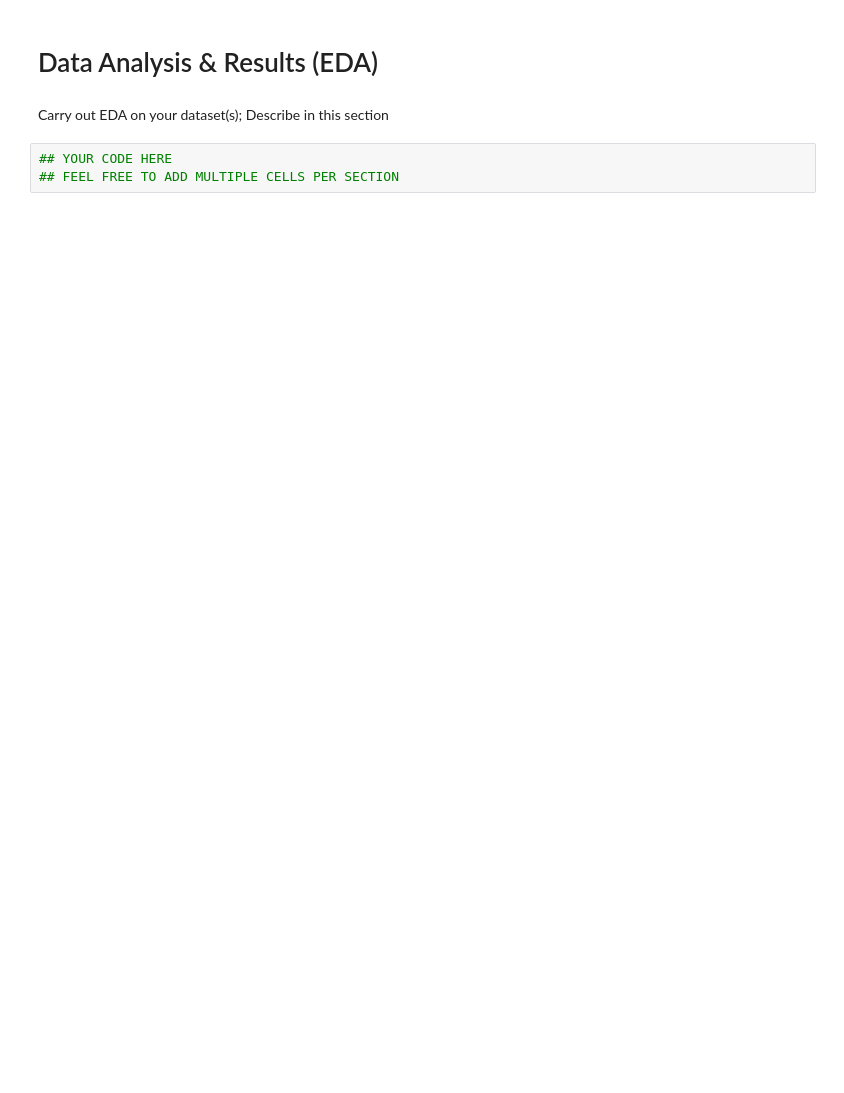
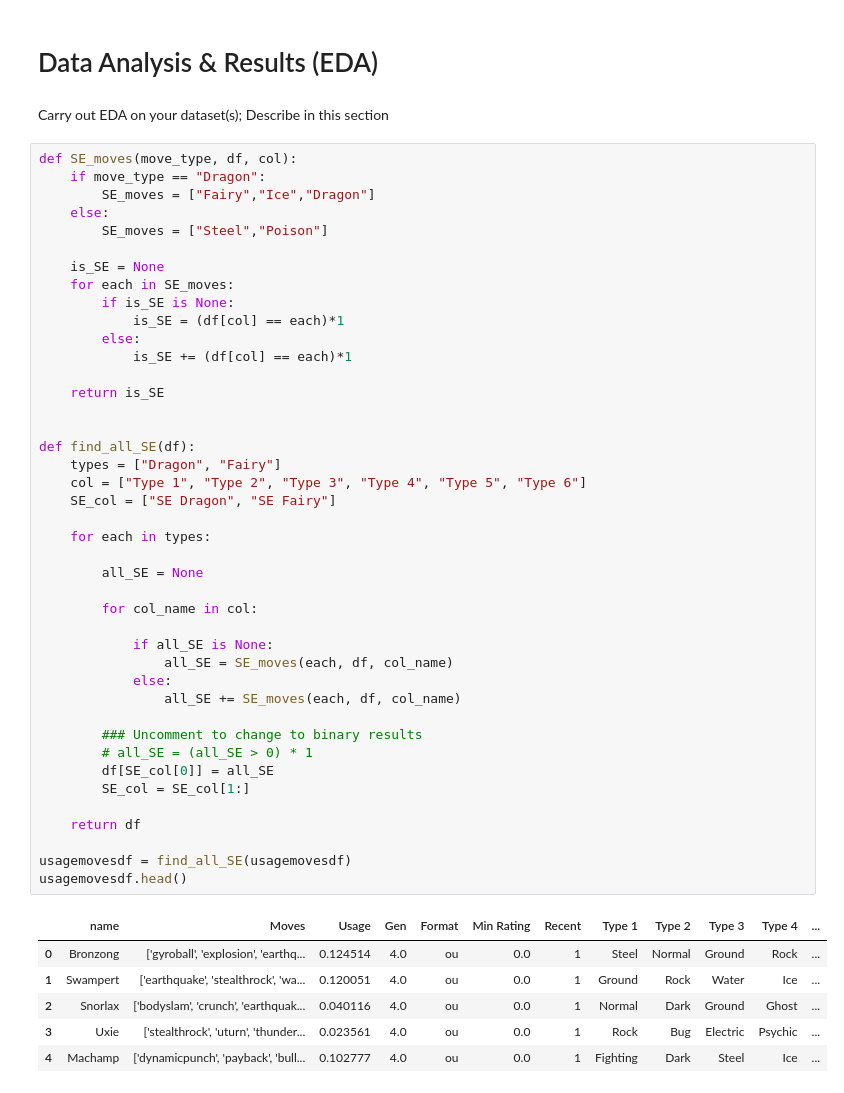
Before and after one commit to mr4tt/Fairy-Pokemon-Analysis, a Jupyter notebook: EDACheckpointGroup013-Fa21.ipynb, the cells around one changed output. Drawn from its saved outputs; the diff is of its cells as text; blank space fills up the shorter version.

```diff
--- a/EDACheckpointGroup013-Fa21.ipynb
+++ b/EDACheckpointGroup013-Fa21.ipynb
@@ -199,6 +323,52 @@ usagedf = recentdf.merge(olddf, how='outer')
 # Data Analysis & Results (EDA)
 # %% [markdown]
 Carry out EDA on your dataset(s); Describe in this section
-# %%
-## YOUR CODE HERE
-## FEEL FREE TO ADD MULTIPLE CELLS PER SECTION
+# %%
+def SE_moves(move_type, df, col):
+    if move_type == "Dragon":
+        SE_moves = ["Fairy","Ice","Dragon"]
+    else:
+        SE_moves = ["Steel","Poison"]
+
+    is_SE = None
+    for each in SE_moves:
+        if is_SE is None:
+            is_SE = (df[col] == each)*1
+        else:
+            is_SE += (df[col] == each)*1
+
+    return is_SE
+
+
+def find_all_SE(df):
+    types = ["Dragon", "Fairy"]
+    col = ["Type 1", "Type 2", "Type 3", "Type 4", "Type 5", "Type 6"]
+    SE_col = ["SE Dragon", "SE Fairy"]
+
+    for each in types:
+
+        all_SE = None
+
+        for col_name in col:
+
+            if all_SE is None:
+                all_SE = SE_moves(each, df, col_name)
+            else:
+                all_SE += SE_moves(each, df, col_name)
+
+        ### Uncomment to change to binary results
+        # all_SE = (all_SE > 0) * 1
+        df[SE_col[0]] = all_SE
+        SE_col = SE_col[1:]
+
+    return df
+
+usagemovesdf = find_all_SE(usagemovesdf)
+usagemovesdf.head()
+# %% [output]
+|  | name | Moves | Usage | Gen | Format | Min Rating | Recent | Type 1 | Type 2 | Type 3 | Type 4 | ... |
+| 0 | Bronzong | ['gyroball', 'explosion', 'earthq... | 0.124514 | 4.0 | ou | 0.0 | 1 | Steel | Normal | Ground | Rock | ... |
+| 1 | Swampert | ['earthquake', 'stealthrock', 'wa... | 0.120051 | 4.0 | ou | 0.0 | 1 | Ground | Rock | Water | Ice | ... |
+| 2 | Snorlax | ['bodyslam', 'crunch', 'earthquak... | 0.040116 | 4.0 | ou | 0.0 | 1 | Normal | Dark | Ground | Ghost | ... |
+| 3 | Uxie | ['stealthrock', 'uturn', 'thunder... | 0.023561 | 4.0 | ou | 0.0 | 1 | Rock | Bug | Electric | Psychic | ... |
+| 4 | Machamp | ['dynamicpunch', 'payback', 'bull... | 0.102777 | 4.0 | ou | 0.0 | 1 | Fighting | Dark | Steel | Ice | ... |
```
Also changed, not shown: parts of 16 cells of this notebook.
